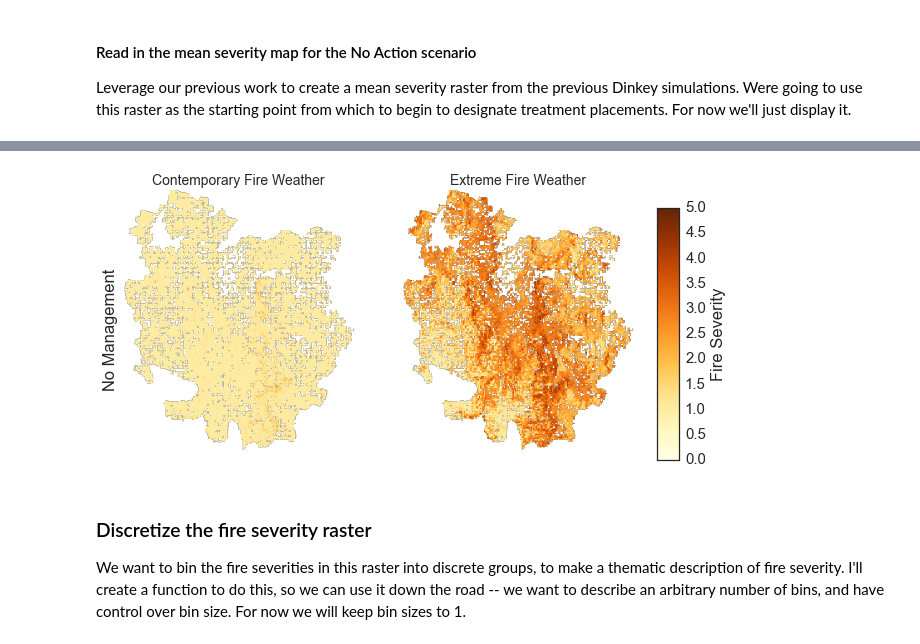
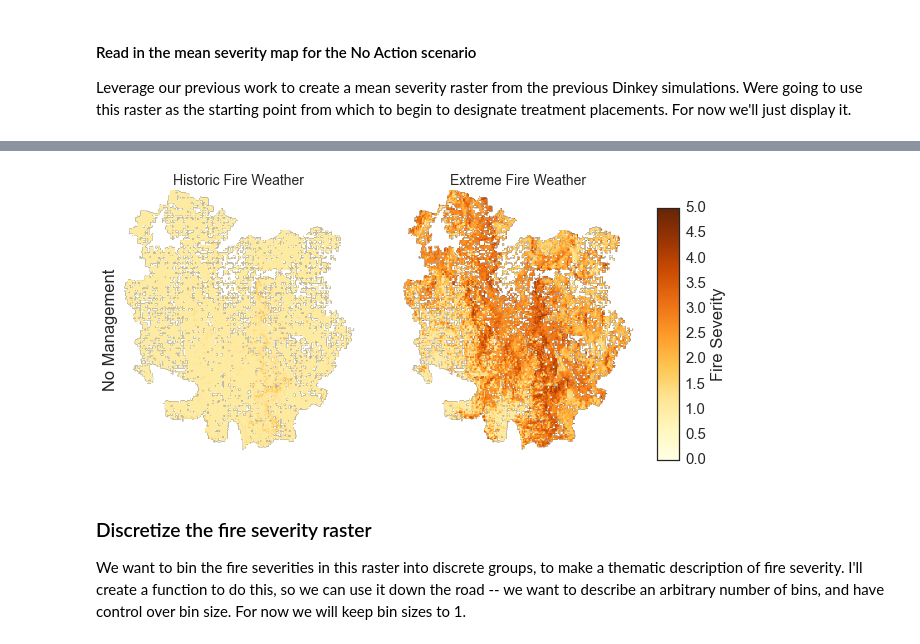
Before and after one commit to djkrofch/DinkeyCreek, a Jupyter notebook: Dinkey_TreatmentPlacement.ipynb, the cells around one changed output, grey strips where cells are left out. Cells and saved outputs as stored; diff of their text form; code cells hidden in the pictures.

```diff
--- a/Dinkey_TreatmentPlacement.ipynb
+++ b/Dinkey_TreatmentPlacement.ipynb
@@ -72,33 +76,33 @@ for sim in simNames:
 # %%
 # Plot our hard earned severity raster
 f,( ax1, ax2) = plt.subplots(1,2, figsize =(10,5))
 plt.subplots_adjust(wspace = 0, hspace = 0.1)
 
 sevMap = ax1.imshow(sevMapsLowP[0][simNames[0]], cmap = 'YlOrBr', vmin = 0, vmax = 5)
 sevMapS = ax2.imshow(sevMapsLowP[1][simNames[1]], cmap = 'YlOrBr', vmin = 0, vmax = 5)
 
 # Remove the axes
 sns.despine()
 for ax in f.axes:
     ax.spines['left'].set_visible(False)
     ax.spines['bottom'].set_visible(False)
     ax.get_xaxis().set_ticks([])
     ax.get_yaxis().set_ticks([])
 
 # Add the color bar
 cbar_ax = f.add_axes([0.90, 0.15, 0.03, 0.7])
 f.colorbar(sevMap, cax=cbar_ax, label = 'Fire Severity')
 
 # Labels
-ax1.set_title('Contemporary Fire Weather', fontsize = 14)
+ax1.set_title('Historic Fire Weather', fontsize = 14)
 ax2.set_title('Extreme Fire Weather', fontsize = 14)
 ax1.set_ylabel('No Management')
 
 
 sns.set_style('white')
 sns.set_context('notebook',font_scale=1.5)
 # %% [output]
-[figure, old version]
+[figure, new version]
 # %% [markdown]
 ### Discretize the fire severity raster
 We want to bin the fire severities in this raster into discrete groups, to make a thematic description of fire severity. I'll create a function to do this, so we can use it down the road -- we want to describe an arbitrary number of bins, and have control over bin size. For now we will keep bin sizes to 1.
```
Also changed, not shown: parts of 11 cells of this notebook.
